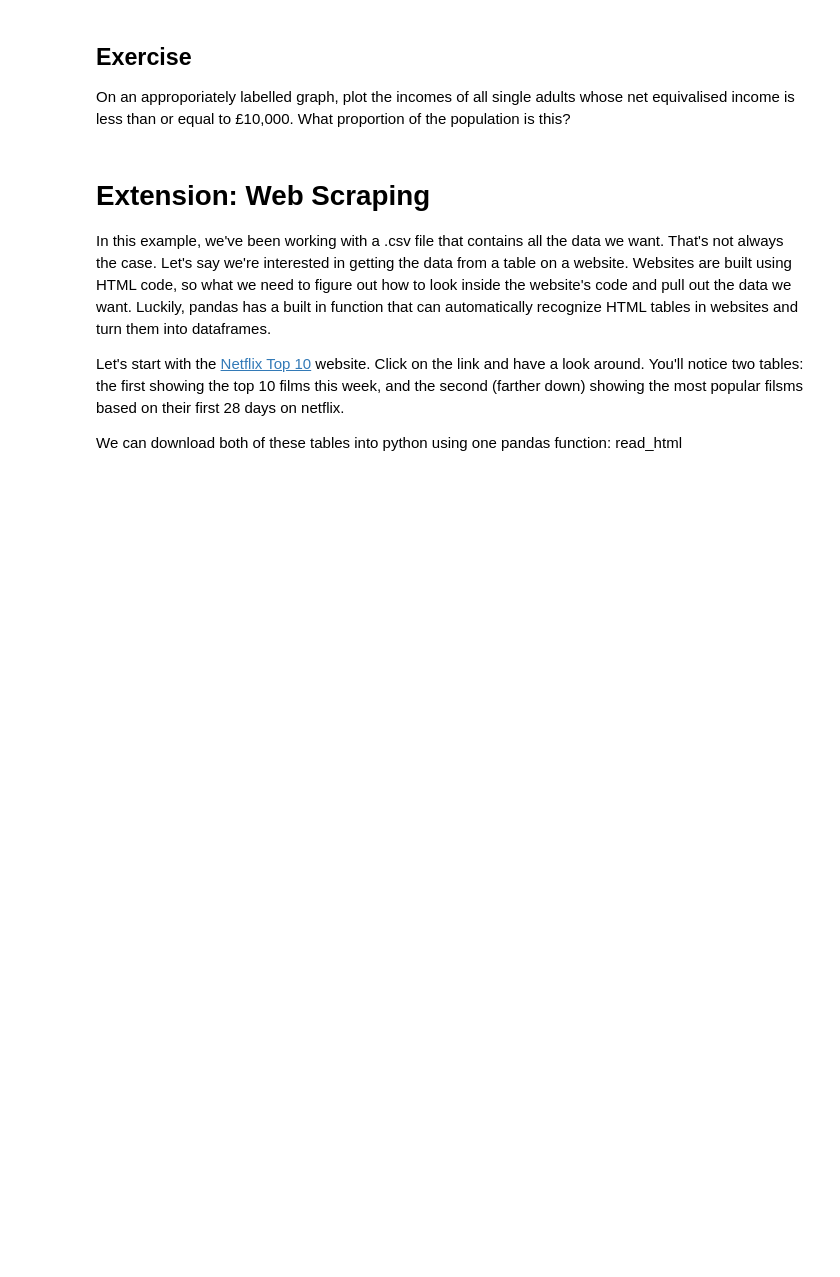
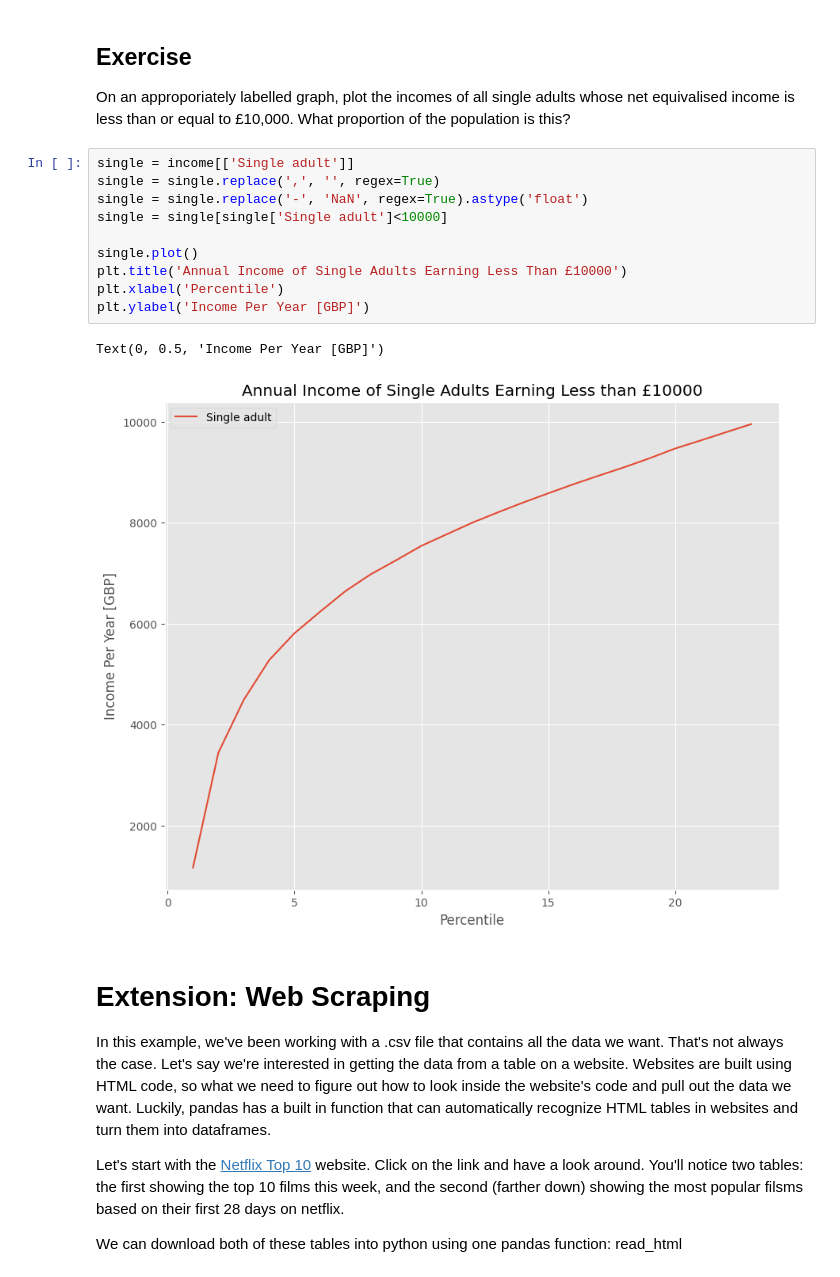
Before and after one commit to adaozdmr/QM2, a Jupyter notebook: notebooks/W02. Pandas.ipynb, the cells around one changed output. Drawn from its saved outputs; the diff is of its cells as text; blank space fills up the shorter version.

```diff
--- a/notebooks/W02. Pandas.ipynb
+++ b/notebooks/W02. Pandas.ipynb
@@ -361,6 +424,19 @@ We won't dwell on comparative operative, here we've used ">" to mean "is greater
 # %% [markdown]
 ## Exercise
 On an approporiately labelled graph, plot the incomes of all single adults whose net equivalised income is less than or equal to £10,000. What proportion of the population is this?
+# %%
+single = income[['Single adult']]
+single = single.replace(',', '', regex=True)
+single = single.replace('-', 'NaN', regex=True).astype('float')
+single = single[single['Single adult']<10000]
+
+single.plot()
+plt.title('Annual Income of Single Adults Earning Less Than £10000')
+plt.xlabel('Percentile')
+plt.ylabel('Income Per Year [GBP]')
+# %% [output]
+Text(0, 0.5, 'Income Per Year [GBP]')
+[figure, added]
 # %% [markdown]
 # Extension: Web Scraping
 
```
Also changed, not shown: parts of 17 cells of this notebook, 6 other files.
